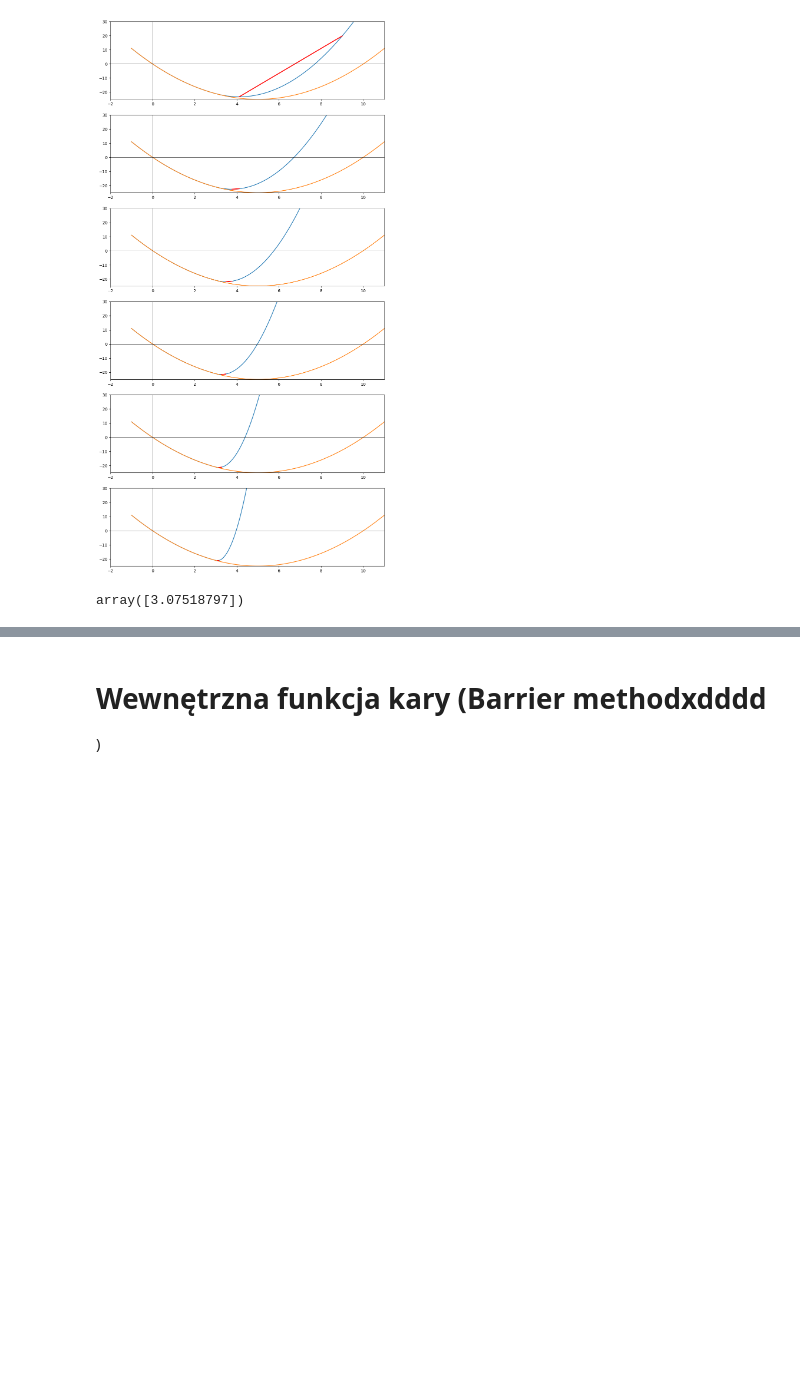
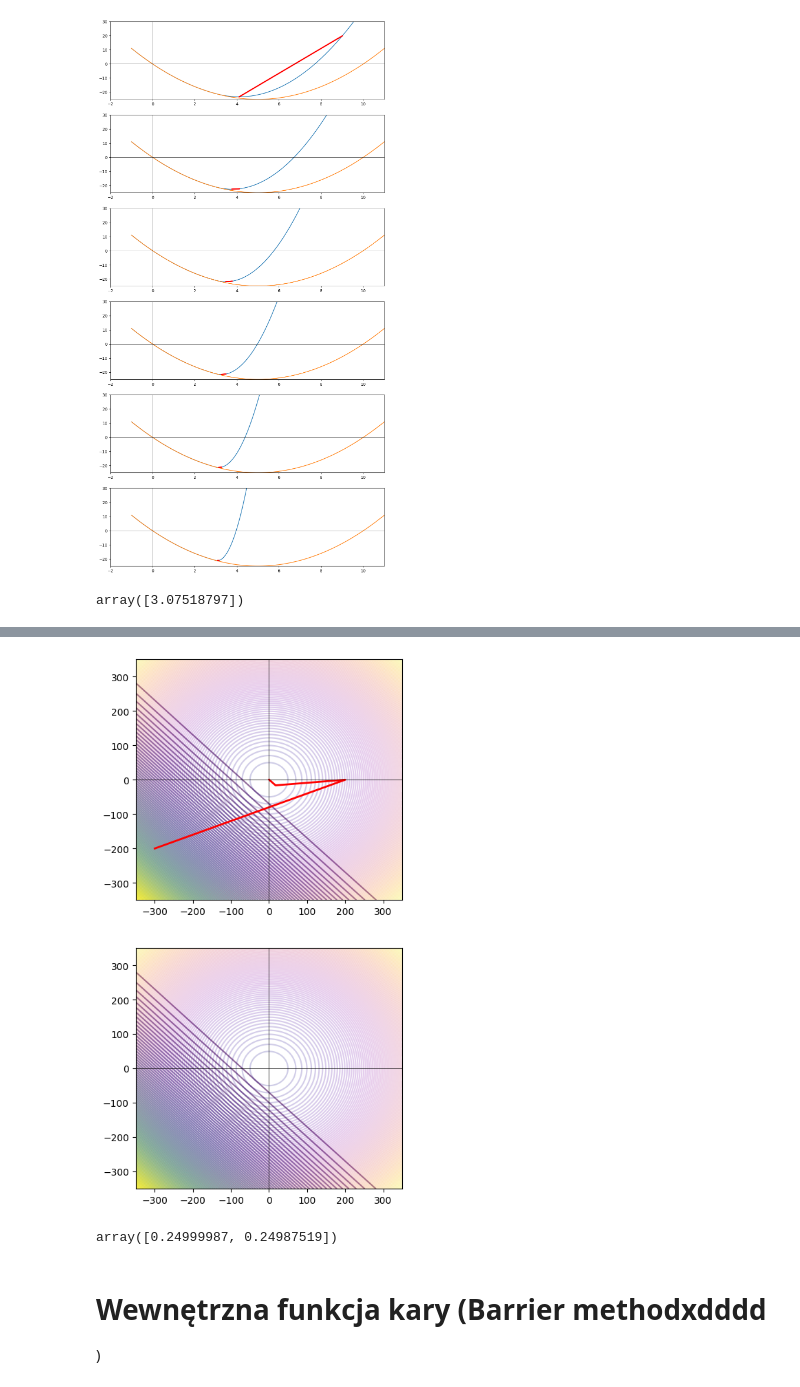
Before and after one commit to mateuuszzzzz/metody_optymalizacji, a Jupyter notebook: penalty_functions.ipynb, the cells around one changed output, grey strips where cells are left out. Cells and saved outputs as stored; diff of their text form; code cells hidden in the pictures; blank space fills up the shorter version.

```diff
--- a/penalty_functions.ipynb
+++ b/penalty_functions.ipynb
@@ -131,13 +131,15 @@ C = 2
 RHO_0 = 0.8
 X0 = 9
 
-F = lambda x: x**2 - 10*x
+f = lambda x: x**2 - 10*x
 
 INEQUALITY_CONSTRAINTS = [
     lambda x: x-3 # x-3 <= 0
 ]
 
-EQUALITY_CONSTRAINTS = []
+EQUALITY_CONSTRAINTS = [
+    # lambda x: x # x == 0
+]
 
 MAX_ITER = 6
 MAX_OPT_ITER = 1000
@@ -152,7 +154,7 @@ def plot_method_step(f, penalty, rho, optimizer_steps, step):
 
     ax.plot(x, F(x), label=f'f(x) + {rho}B(x)')
     ax.plot(x, f(x), label='f(x)')
-    ax.plot(optimizer_steps, optimizer_steps_values, c='r', linestyle='-', linewidth='2')
+    ax.plot(optimizer_steps, optimizer_steps_values, c='r', linestyle='-', linewidth='3')
 
 
     ax.axhline(0, color='black',linewidth=0.5)
@@ -168,7 +170,7 @@ solution = external_penalty_function_method(
     X0,
     INEQUALITY_CONSTRAINTS,
     EQUALITY_CONSTRAINTS,
-    F,
+    f,
     MAX_ITER,
     MAX_OPT_ITER,
     callback=plot_method_step,
@@ -182,3 +186,72 @@ array([3.07518797])
+# %%
+from algorithms import external_penalty_function_method
+from matplotlib import pyplot as plt
+import numpy as np
+
+EPS = 10e-8
+C = 2
+RHO_0 = 500
+X0 = np.array([-300,-200])
+
+f = lambda x: 2*x[0]**2 + 2*x[1]**2
+
+INEQUALITY_CONSTRAINTS = [
+    lambda x: 1 - 2*x[0] - 2*x[1] # 1 - 2*x1 - 2*x2 <= 0
+]
+
+EQUALITY_CONSTRAINTS = [
+    # lambda x: x[0] + x[1]
+]
+
+MAX_ITER = 2
+MAX_OPT_ITER = 1000
+
+fig, axs = plt.subplots(MAX_ITER, 1, figsize=(5, 5*MAX_ITER))
+
+def plot_method_step(f, penalty, rho, optimizer_steps, step):
+    F = lambda x: f(x) + penalty(x,rho)
+    ax = axs[step-1]
+
+    x = np.linspace(-350, 350, 1000)
+    x, y = np.meshgrid(x, x)
+    z = F([x, y])
+
+    levels = np.linspace(np.min(z), np.max(z), 100)
+
+    ax.contour(x, y, z, levels=levels, cmap='viridis', alpha=0.6)
+    z = f([x, y])
+    levels = np.linspace(np.min(z), np.max(z), 100)
+    ax.contour(x, y, z, levels=levels, cmap='plasma', alpha=0.2)
+
+    opt_x = [opt_step[0] for opt_step in optimizer_steps]
+    opt_y = [opt_step[1] for opt_step in optimizer_steps]
+
+    ax.plot(opt_x, opt_y, c='r', linestyle='-', linewidth='2')
+
+    ax.axhline(0, color='black',linewidth=0.5)
+    ax.axvline(0, color='black',linewidth=0.5)
+    ax.set_xlim(-350,350)
+    ax.set_ylim(-350,350)
+
+
+solution = external_penalty_function_method(
+    EPS,
+    C,
+    RHO_0,
+    X0,
+    INEQUALITY_CONSTRAINTS,
+    EQUALITY_CONSTRAINTS,
+    f,
+    MAX_ITER,
+    MAX_OPT_ITER,
+    callback=plot_method_step,
+)
+
+plt.show()
+solution
+# %% [output]
+[figure, added]
+array([0.24999987, 0.24987519])
 # %% [markdown]
 # Wewnętrzna funkcja kary (Barrier methodxdddd
 )
```
Also changed, not shown: parts of 1 cell of this notebook, 1 other file.
